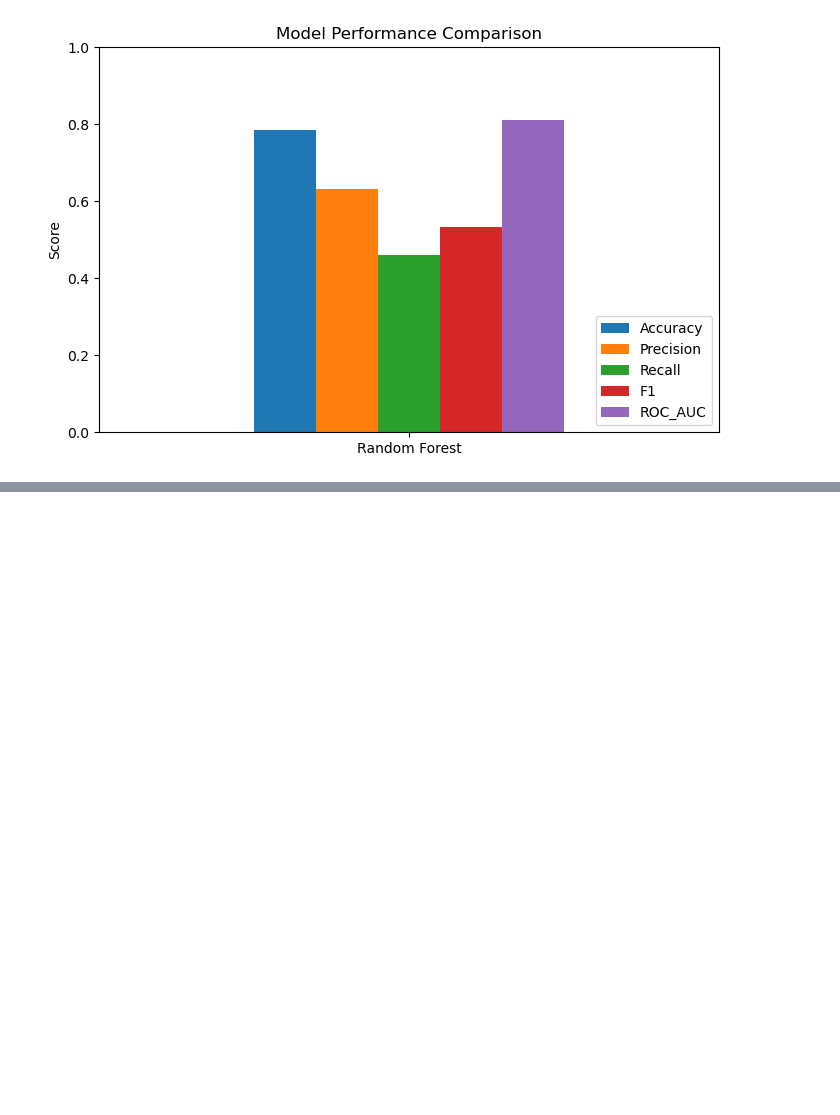
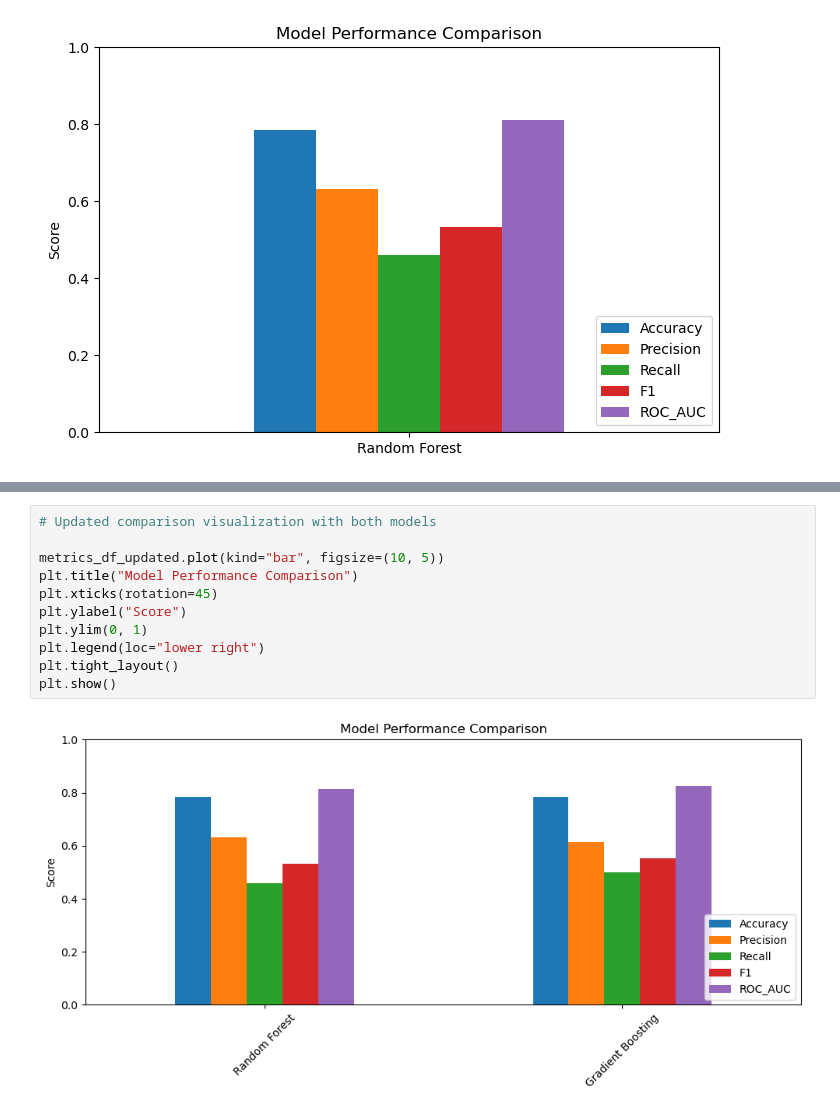
Before and after one commit to leocyr/UWaterloo_Group01, a Jupyter notebook: assignment_Group01.ipynb, the cells around one changed output, grey strips where cells are left out. Cells and saved outputs as stored; diff of their text form; blank space fills up the shorter version.

```diff
--- a/assignment_Group01.ipynb
+++ b/assignment_Group01.ipynb
@@ -556,0 +608,13 @@ plt.show()
+# %%
+# Updated comparison visualization with both models
+
+metrics_df_updated.plot(kind="bar", figsize=(10, 5))
+plt.title("Model Performance Comparison")
+plt.xticks(rotation=45)
+plt.ylabel("Score")
+plt.ylim(0, 1)
+plt.legend(loc="lower right")
+plt.tight_layout()
+plt.show()
+# %% [output]
+[figure, added]
```
Also changed, not shown: parts of 10 cells of this notebook.
